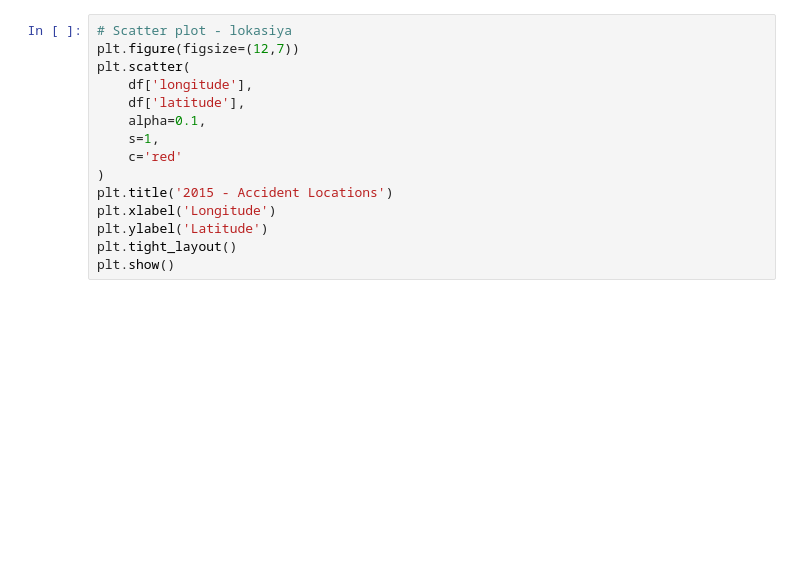
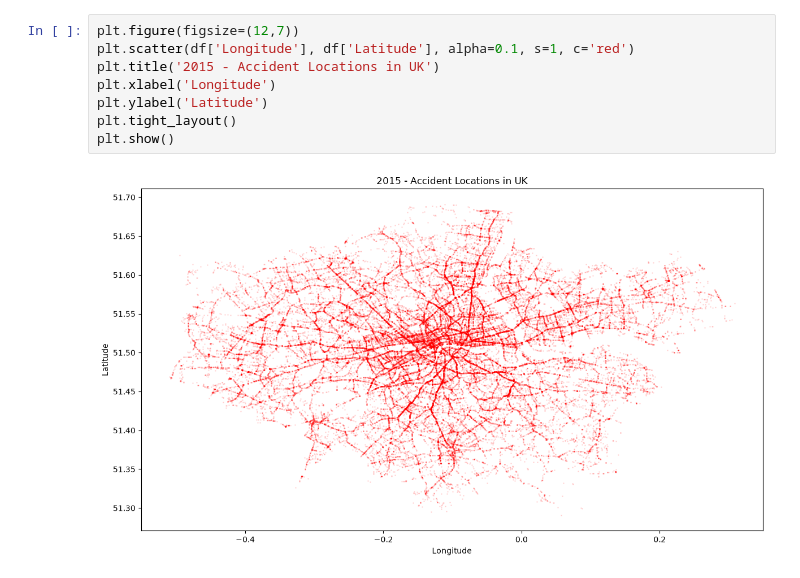
Before and after one commit to seriyyepencelizade-ai/Final_Project_Car_Accidents, a Jupyter notebook: notebooks/eda.ipynb, the cells around one changed output. Drawn from its saved outputs; the diff is of its cells as text; blank space fills up the shorter version.

```diff
--- a/notebooks/eda.ipynb
+++ b/notebooks/eda.ipynb
@@ -48,16 +61,11 @@ plt.show()
 # %%
-# Scatter plot - lokasiya
 plt.figure(figsize=(12,7))
-plt.scatter(
-    df['longitude'],
-    df['latitude'],
-    alpha=0.1,
-    s=1,
-    c='red'
-)
-plt.title('2015 - Accident Locations')
+plt.scatter(df['Longitude'], df['Latitude'], alpha=0.1, s=1, c='red')
+plt.title('2015 - Accident Locations in UK')
 plt.xlabel('Longitude')
 plt.ylabel('Latitude')
 plt.tight_layout()
 plt.show()
+# %% [output]
+[figure, added]
 # %%
```
Also changed, not shown: parts of 14 cells of this notebook.
